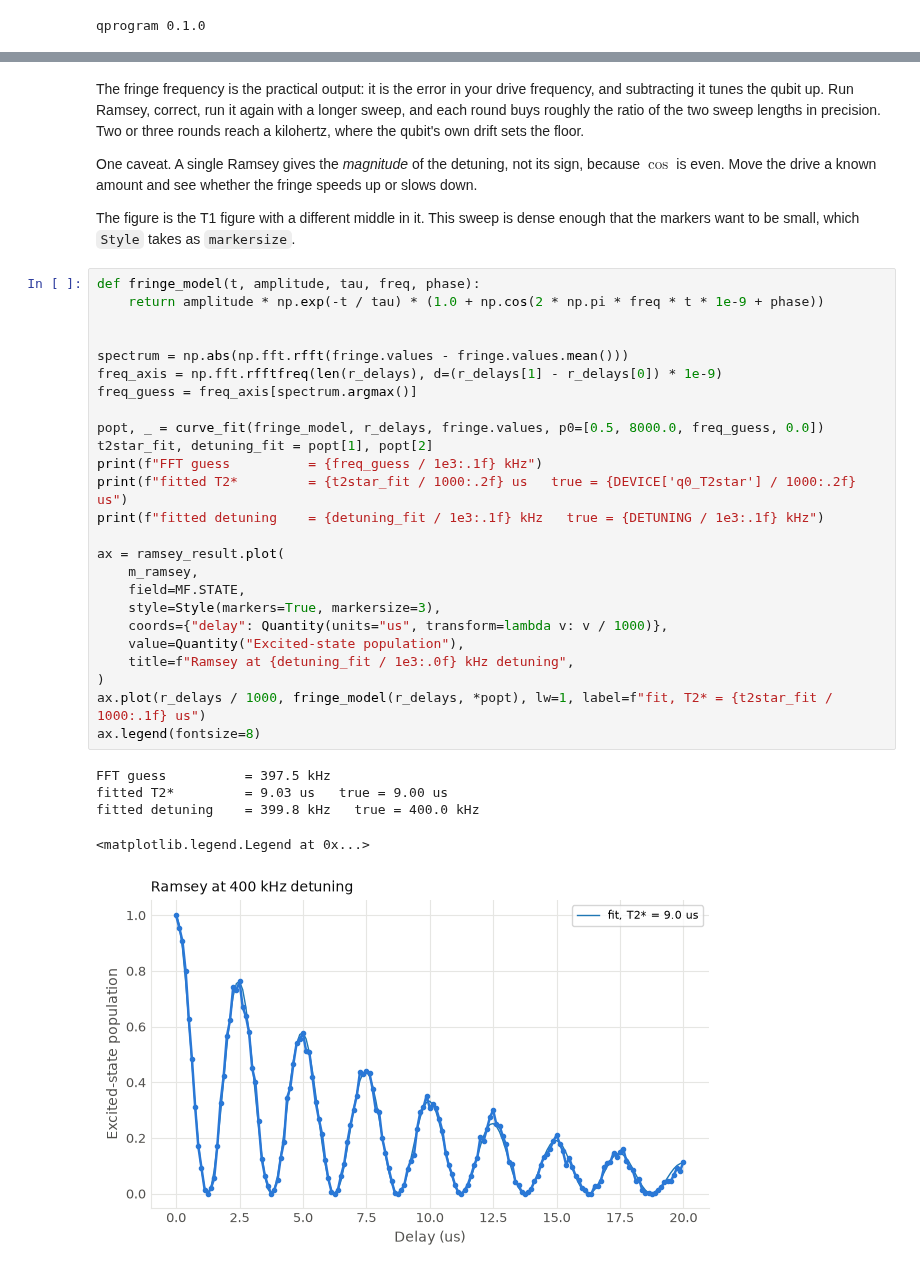
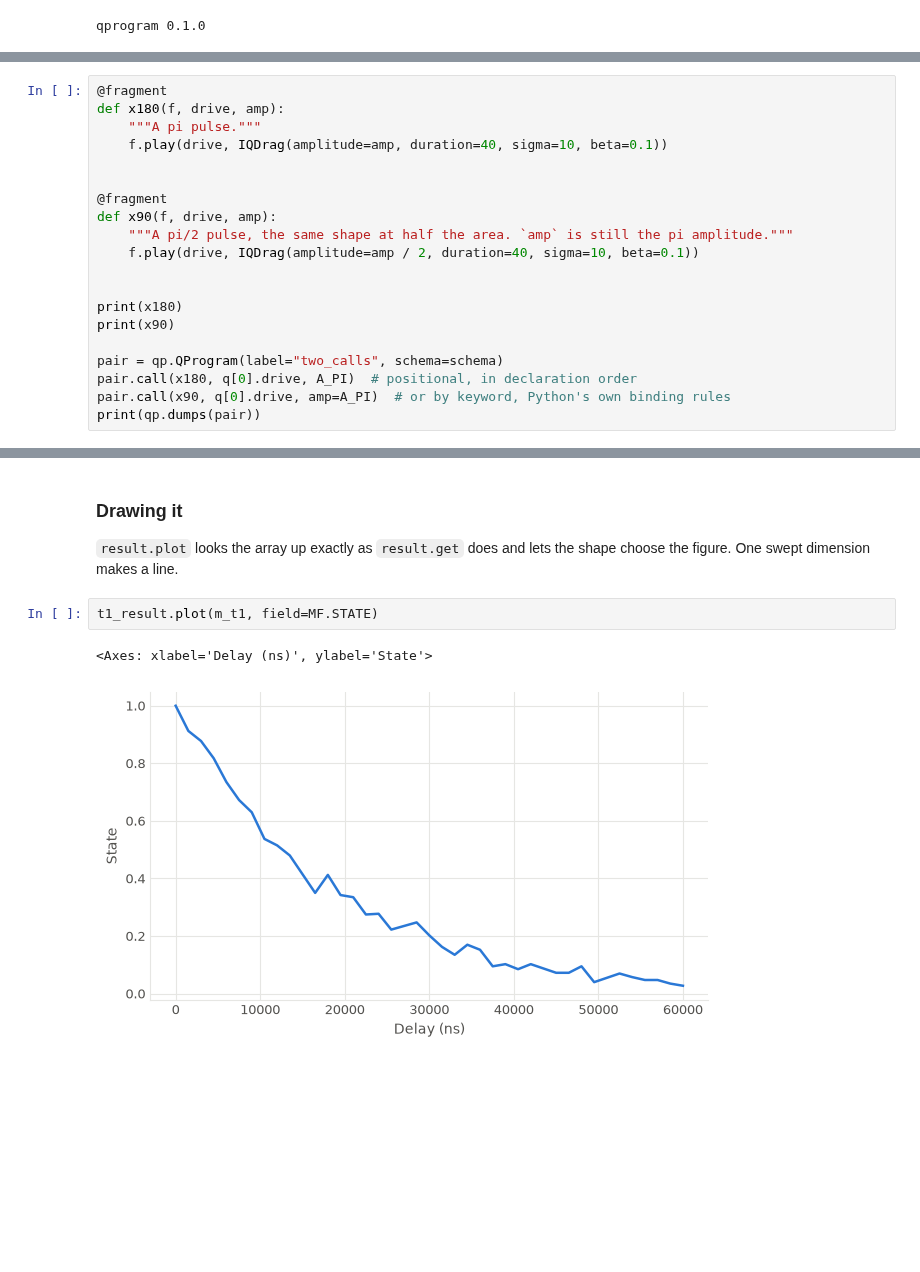
Before and after one commit to qilimanjaro-tech/ieee-qce26-qprogram-tutorial, a Jupyter notebook: notebooks/04_coherence_and_feedback.ipynb, the cells around one changed output, grey strips where cells are left out. Saved outputs shown, nothing was run; the diff lists cells and outputs as text; blank space fills up the shorter version.

```diff
--- a/notebooks/04_coherence_and_feedback.ipynb
+++ b/notebooks/04_coherence_and_feedback.ipynb
@@ -178,0 +118,20 @@ handles after expand:  ['m0', 'm0_2']
+# %%
+@fragment
+def x180(f, drive, amp):
+    """A pi pulse."""
+    f.play(drive, IQDrag(amplitude=amp, duration=40, sigma=10, beta=0.1))
+
+
+@fragment
+def x90(f, drive, amp):
+    """A pi/2 pulse, the same shape at half the area. `amp` is still the pi amplitude."""
+    f.play(drive, IQDrag(amplitude=amp / 2, duration=40, sigma=10, beta=0.1))
+
+
+print(x180)
+print(x90)
+
+pair = qp.QProgram(label="two_calls", schema=schema)
+pair.call(x180, q[0].drive, A_PI)  # positional, in declaration order
+pair.call(x90, q[0].drive, amp=A_PI)  # or by keyword, Python's own binding rules
+print(qp.dumps(pair))
@@ -334,37 +325,9 @@ The fit function has no constant offset. In this model the fringe and the mean d
 # %% [markdown]
-The fringe frequency is the practical output: it is the error in your drive frequency, and subtracting it tunes the qubit up. Run Ramsey, correct, run it again with a longer sweep, and each round buys roughly the ratio of the two sweep lengths in precision. Two or three rounds reach a kilohertz, where the qubit's own drift sets the floor.
+### Drawing it
 
-One caveat. A single Ramsey gives the *magnitude* of the detuning, not its sign, because $\cos$ is even. Move the drive a known amount and see whether the fringe speeds up or slows down.
-
-The figure is the T1 figure with a different middle in it. This sweep is dense enough that the markers want to be small, which `Style` takes as `markersize`.
+`result.plot` looks the array up exactly as `result.get` does and lets the shape choose the figure. One swept dimension makes a line.
 # %%
-def fringe_model(t, amplitude, tau, freq, phase):
-    return amplitude * np.exp(-t / tau) * (1.0 + np.cos(2 * np.pi * freq * t * 1e-9 + phase))
-
-
-spectrum = np.abs(np.fft.rfft(fringe.values - fringe.values.mean()))
-freq_axis = np.fft.rfftfreq(len(r_delays), d=(r_delays[1] - r_delays[0]) * 1e-9)
-freq_guess = freq_axis[spectrum.argmax()]
-
-popt, _ = curve_fit(fringe_model, r_delays, fringe.values, p0=[0.5, 8000.0, freq_guess, 0.0])
-t2star_fit, detuning_fit = popt[1], popt[2]
-print(f"FFT guess          = {freq_guess / 1e3:.1f} kHz")
-print(f"fitted T2*         = {t2star_fit / 1000:.2f} us   true = {DEVICE['q0_T2star'] / 1000:.2f} us")
-print(f"fitted detuning    = {detuning_fit / 1e3:.1f} kHz   true = {DETUNING / 1e3:.1f} kHz")
-
-ax = ramsey_result.plot(
-    m_ramsey,
-    field=MF.STATE,
-    style=Style(markers=True, markersize=3),
-    coords={"delay": Quantity(units="us", transform=lambda v: v / 1000)},
-    value=Quantity("Excited-state population"),
-    title=f"Ramsey at {detuning_fit / 1e3:.0f} kHz detuning",
-)
-ax.plot(r_delays / 1000, fringe_model(r_delays, *popt), lw=1, label=f"fit, T2* = {t2star_fit / 1000:.1f} us")
-ax.legend(fontsize=8)
+t1_result.plot(m_t1, field=MF.STATE)
 # %% [output]
-FFT guess          = 397.5 kHz
-fitted T2*         = 9.03 us   true = 9.00 us
-fitted detuning    = 399.8 kHz   true = 400.0 kHz
+<Axes: xlabel='Delay (ns)', ylabel='State'>
-<matplotlib.legend.Legend at 0x...>
-[figure, old version]
+[figure, new version]
```
Also changed, not shown: parts of 121 cells of this notebook, 8 other files.
